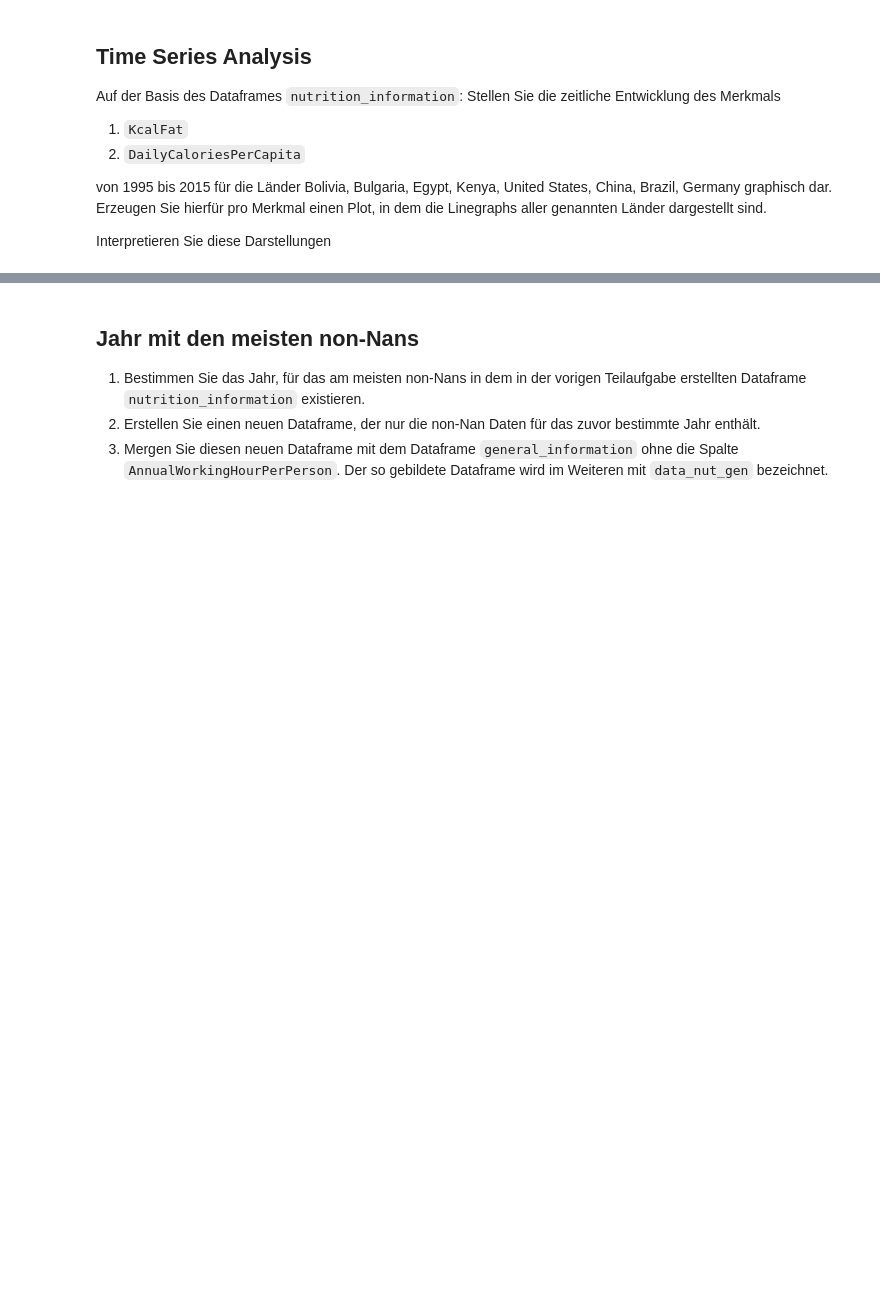
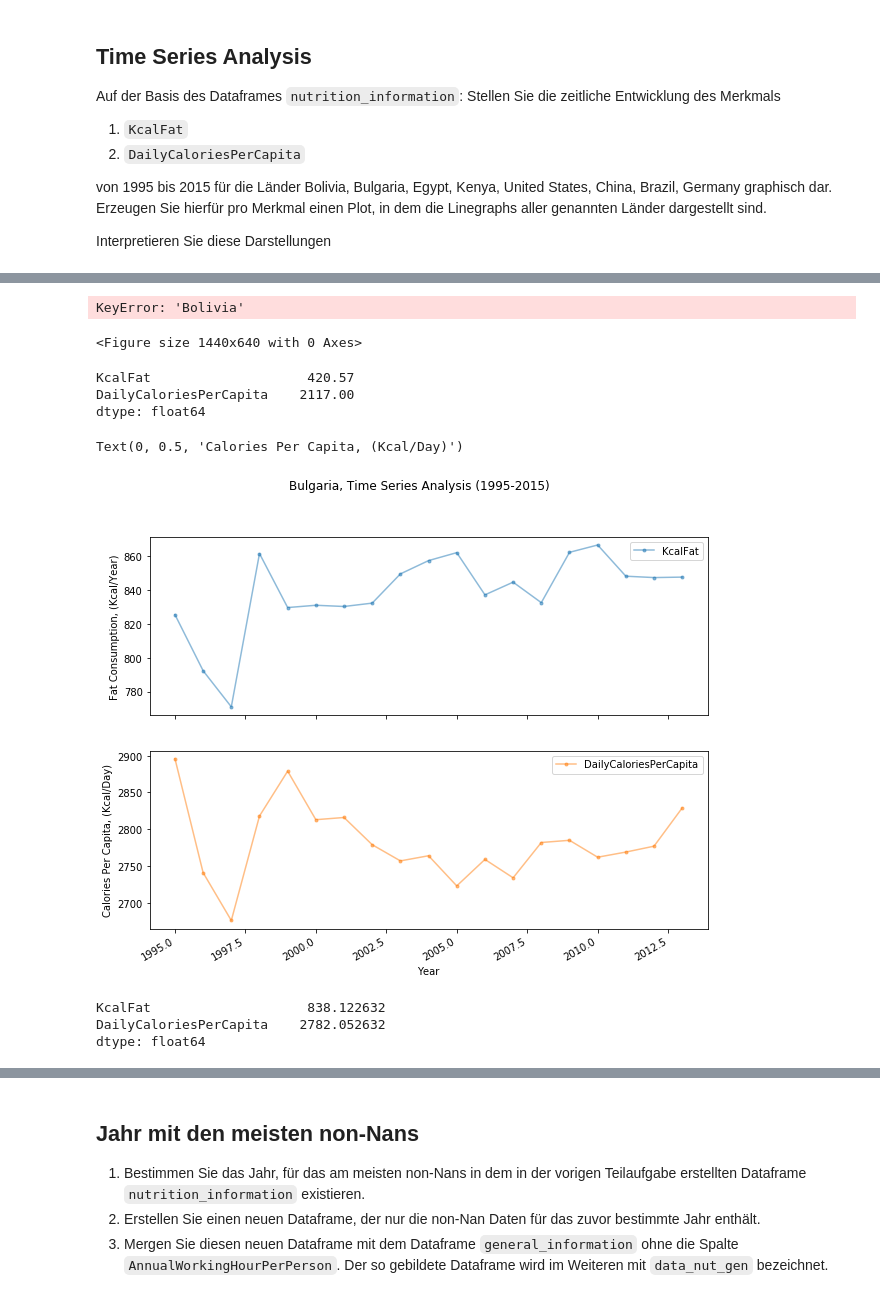
Before and after one commit to JaninaMattes/data-mining-pattern-recogntion, a Jupyter notebook: src/proj1_global_health_app/model/Project1_Global_HealthData_App.ipynb, the cells around one changed output, grey strips where cells are left out. Saved outputs shown, nothing was run; the diff lists cells and outputs as text; code cells hidden in the pictures; blank space fills up the shorter version.

Commit message:
src: Add time series analysis

```diff
--- a/src/proj1_global_health_app/model/Project1_Global_HealthData_App.ipynb
+++ b/src/proj1_global_health_app/model/Project1_Global_HealthData_App.ipynb
@@ -731,3 +653,19 @@ Auf der Basis des Dataframes `nutrition_information`: Stellen Sie die zeitliche
 von 1995 bis 2015 für die Länder Bolivia, Bulgaria, Egypt, Kenya, United States, China, Brazil, Germany graphisch dar. Erzeugen Sie hierfür pro Merkmal einen Plot, in dem die Linegraphs aller genannten Länder dargestellt sind.
 
 Interpretieren Sie diese Darstellungen
+# %%
+# Query the SQL database for 'KcalFat' as well as 'DailyCaloriesPerCapita'
+query="""SELECT "Entity", "Code", "Year", "KcalFat","DailyCaloriesPerCapita"
+FROM nutrition_information WHERE
+"Year" >= '1995'
+AND "Entity" IN ('Bolivia', 'Bulgaria', 'Egypt', 'Kenya', 'United States', 'China', 'Brazil', 'Germany') """
+df_nutrition_information=pd.read_sql_query(query, engine)
+print(df_nutrition_information)
+
+# Drop all rows where there are NaN values
+df_nutrition_information = df_nutrition_information[df_nutrition_information[[
+    'KcalFat', 'DailyCaloriesPerCapita']].notnull().all(1)]
+
+# Analyse the head and tail of the dataframe
+df_nutrition_information.head(5)
+#df_nutrition_information.tail(5)
@@ -733,0 +693,54 @@ Interpretieren Sie diese Darstellungen
+# %%
+# Creating a datetime index for the dataframe
+df_nutrition_information.index = df_nutrition_information["Year"]
+df_nutrition_information = df_nutrition_information.drop(columns=["Year"])
+
+# Summary of the dataset
+df_nutrition_information.isnull().sum()
+# df_nutrition_information.dtypes
+# print(df_nutrition_information)
+# %%
+# Time Series Analysis
+countries = ['Bolivia', 'Bulgaria', 'Egypt', 'Kenya', 'United States', 'China', 'Brazil', 'Germany']
+# %%
+xName='KcalFat'
+# Prepare the random Colors
+np.random.seed(100)
+colors = np.random.choice(list(mpl.colors.XKCD_COLORS.keys()), len(countries), replace=False)
+
+# Draw Plot
+plt.figure(figsize=(18,8), dpi= 80)
+for i, country in enumerate(countries):
+    axes = nutrition_information[xName].plot(
+    marker='.', linestyle='-', linewidth=1.5, alpha=0.5, figsize=(10, 8))
+# Set the labels for each plot
+axes[0].set_ylabel('Fat Consumption, (Kcal/Year)')
+# %% [output]
+KeyError: 'Bolivia'
+<Figure size 1440x640 with 0 Axes>
+# %%
+# 'Bolivia', show the mean values for the nutrition consumption
+bol_nutrition_information.mean()
+# %% [output]
+KcalFat                    420.57
+DailyCaloriesPerCapita    2117.00
+dtype: float64
+# %%
+country = countries[1]
+# Retrieve a subsample for 'Bolivia'
+bul_nutrition_information = df_nutrition_information.loc[df_nutrition_information['Entity'] == country]
+axes = bul_nutrition_information[cols_plot].plot(title='{}, Time Series Analysis (1995-2015)'.format(country),
+    marker='.', linestyle='-', linewidth=1.5, alpha=0.5, figsize=(10, 8), subplots=True)
+# Set the labels for each plot
+axes[0].set_ylabel('Fat Consumption, (Kcal/Year)')
+axes[1].set_ylabel('Calories Per Capita, (Kcal/Day)')
+# %% [output]
+Text(0, 0.5, 'Calories Per Capita, (Kcal/Day)')
+[figure, added]
+# %%
+# 'Bulgaria', show the mean values for the nutrition consumption
+bul_nutrition_information.mean()
+# %% [output]
+KcalFat                    838.122632
+DailyCaloriesPerCapita    2782.052632
+dtype: float64
```
Also changed, not shown: parts of 19 cells of this notebook.
